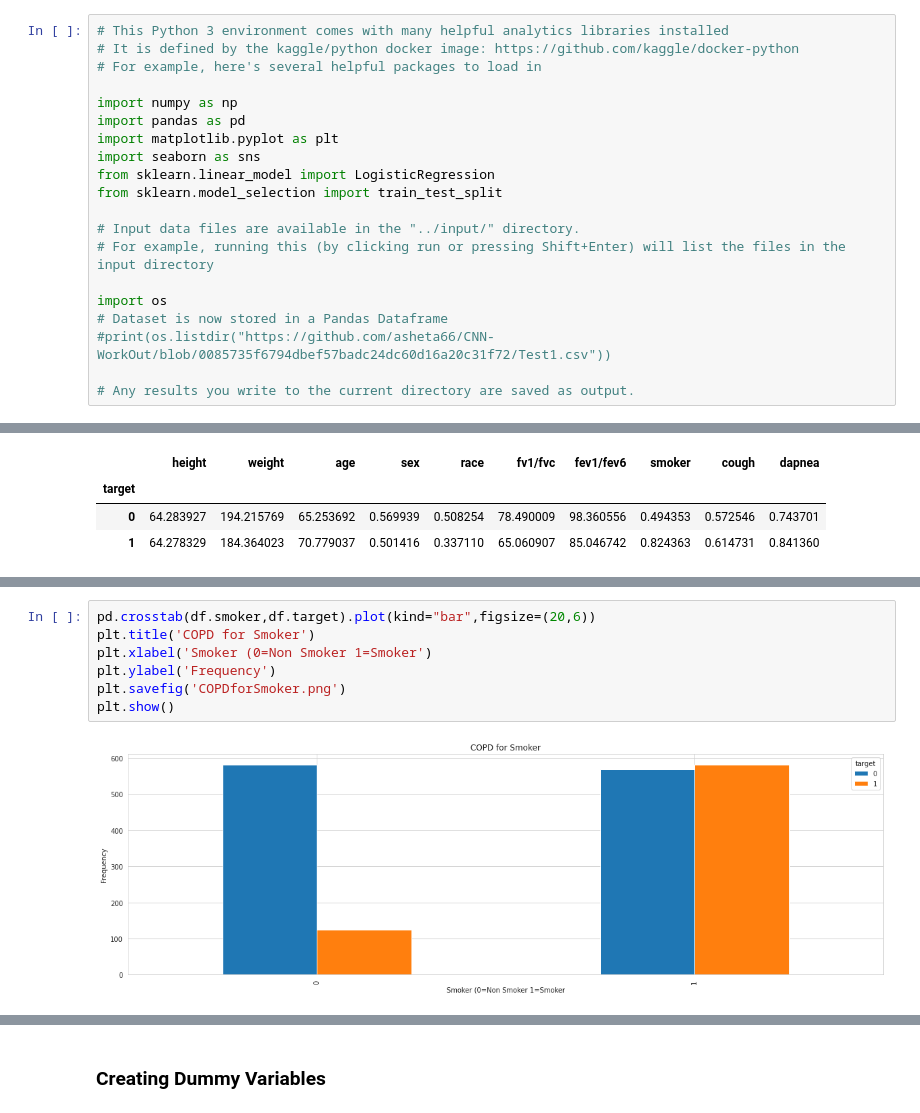
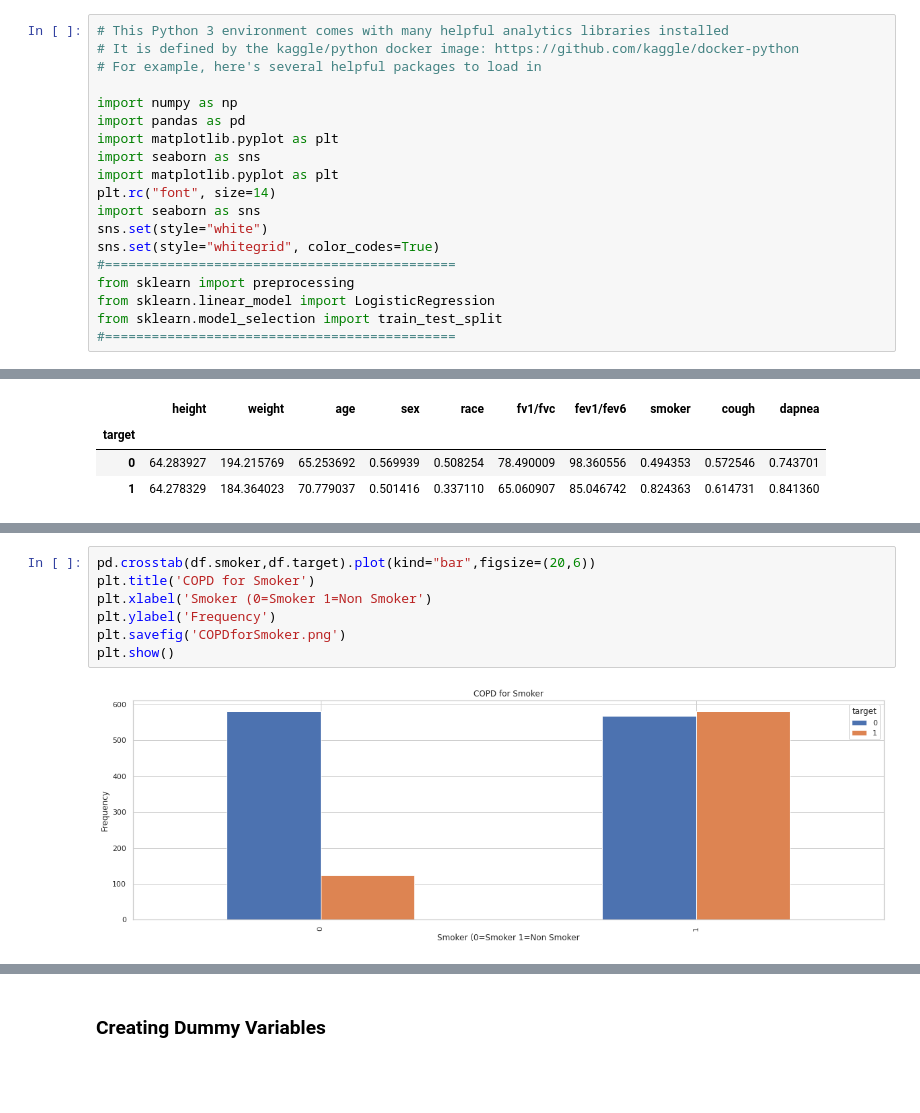
Before and after one commit to asheta66/CNN-WorkOut, a Jupyter notebook: Classification_Using_ML_Alaa1.ipynb, the cells around one changed output, grey strips where cells are left out. Drawn from its saved outputs; the diff is of its cells as text; blank space fills up the shorter version.

```diff
--- a/Classification_Using_ML_Alaa1.ipynb
+++ b/Classification_Using_ML_Alaa1.ipynb
@@ -19,17 +19,16 @@ import numpy as np
 import pandas as pd
 import matplotlib.pyplot as plt
 import seaborn as sns
+import matplotlib.pyplot as plt
+plt.rc("font", size=14)
+import seaborn as sns
+sns.set(style="white")
+sns.set(style="whitegrid", color_codes=True)
+#=============================================
+from sklearn import preprocessing
 from sklearn.linear_model import LogisticRegression
 from sklearn.model_selection import train_test_split
-
-# Input data files are available in the "../input/" directory.
-# For example, running this (by clicking run or pressing Shift+Enter) will list the files in the input directory
-
-import os
-# Dataset is now stored in a Pandas Dataframe
-#print(os.listdir("https://github.com/asheta66/CNN-WorkOut/blob/0085735f6794dbef57badc24dc60d16a20c31f72/Test1.csv"))
-
-# Any results you write to the current directory are saved as output.
+#=============================================
 # %% [markdown]
 ## Read Data
 # %%
@@ -114,12 +117,12 @@ plt.show()
 # %%
 pd.crosstab(df.smoker,df.target).plot(kind="bar",figsize=(20,6))
 plt.title('COPD for Smoker')
-plt.xlabel('Smoker (0=Non Smoker 1=Smoker')
+plt.xlabel('Smoker (0=Smoker 1=Non Smoker')
 plt.ylabel('Frequency')
 plt.savefig('COPDforSmoker.png')
 plt.show()
 # %% [output]
-[figure, old version]
+[figure, new version]
 # %%
 pd.crosstab(df.race,df.target).plot(kind="bar",figsize=(15,6),color=['#1CA53B','#AA1111' ])
 plt.title('COPD for Race')
```
Also changed, not shown: parts of 14 cells of this notebook.
